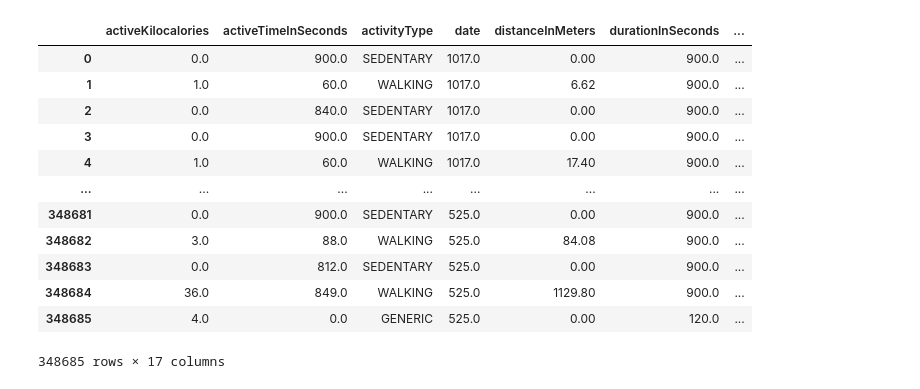
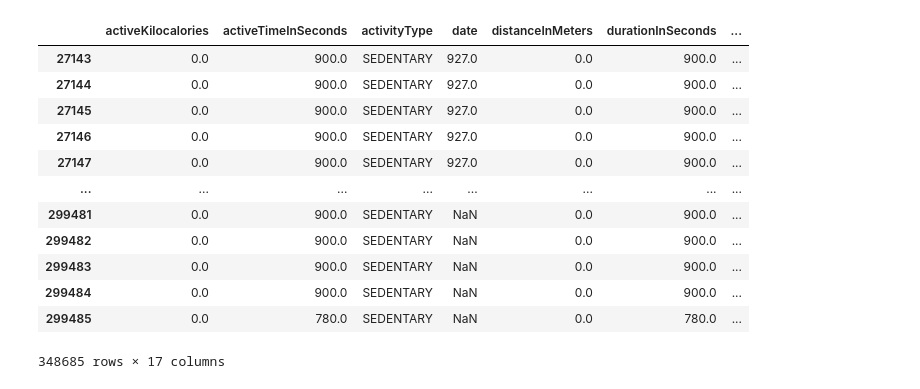
Before and after one commit to im-poster/-, a Jupyter notebook: 巨資期末.ipynb, the cells around one changed output. Saved outputs shown, nothing was run; the diff lists cells and outputs as text; code cells hidden in the pictures.

```diff
--- a/巨資期末.ipynb
+++ b/巨資期末.ipynb
@@ -54,22 +96,22 @@ id1
 # %%
 epochs = pd.read_csv("epochs_concat.csv")
 epochs['date_new']=epochs['startTimeInSeconds'].apply(
     lambda x: time.strftime("%Y-%m-%d %H:%M:%S",time.localtime(x+8*3600)) if not(pd.isnull(x)) else x) #日期換算 時區
 #epochs
 epochs.dropna(axis=0,how='all',subset=['date_new'],inplace=True)
 epochs["new_id"]=epochs["id"].apply(lambda x:x.replace("epochs_",""))
-epochs
+epochs.sort_values(by=['new_id','date_new'])
 # %% [output]
 |  | activeKilocalories | activeTimeInSeconds | activityType | date | distanceInMeters | durationInSeconds | ... |
-| 0 | 0.0 | 900.0 | SEDENTARY | 1017.0 | 0.00 | 900.0 | ... |
-| 1 | 1.0 | 60.0 | WALKING | 1017.0 | 6.62 | 900.0 | ... |
-| 2 | 0.0 | 840.0 | SEDENTARY | 1017.0 | 0.00 | 900.0 | ... |
-| 3 | 0.0 | 900.0 | SEDENTARY | 1017.0 | 0.00 | 900.0 | ... |
-| 4 | 1.0 | 60.0 | WALKING | 1017.0 | 17.40 | 900.0 | ... |
+| 27143 | 0.0 | 900.0 | SEDENTARY | 927.0 | 0.0 | 900.0 | ... |
+| 27144 | 0.0 | 900.0 | SEDENTARY | 927.0 | 0.0 | 900.0 | ... |
+| 27145 | 0.0 | 900.0 | SEDENTARY | 927.0 | 0.0 | 900.0 | ... |
+| 27146 | 0.0 | 900.0 | SEDENTARY | 927.0 | 0.0 | 900.0 | ... |
+| 27147 | 0.0 | 900.0 | SEDENTARY | 927.0 | 0.0 | 900.0 | ... |
 | ... | ... | ... | ... | ... | ... | ... | ... |
-| 348681 | 0.0 | 900.0 | SEDENTARY | 525.0 | 0.00 | 900.0 | ... |
-| 348682 | 3.0 | 88.0 | WALKING | 525.0 | 84.08 | 900.0 | ... |
-| 348683 | 0.0 | 812.0 | SEDENTARY | 525.0 | 0.00 | 900.0 | ... |
-| 348684 | 36.0 | 849.0 | WALKING | 525.0 | 1129.80 | 900.0 | ... |
-| 348685 | 4.0 | 0.0 | GENERIC | 525.0 | 0.00 | 120.0 | ... |
+| 299481 | 0.0 | 900.0 | SEDENTARY | NaN | 0.0 | 900.0 | ... |
+| 299482 | 0.0 | 900.0 | SEDENTARY | NaN | 0.0 | 900.0 | ... |
+| 299483 | 0.0 | 900.0 | SEDENTARY | NaN | 0.0 | 900.0 | ... |
+| 299484 | 0.0 | 900.0 | SEDENTARY | NaN | 0.0 | 900.0 | ... |
+| 299485 | 0.0 | 780.0 | SEDENTARY | NaN | 0.0 | 780.0 | ... |
 348685 rows × 17 columns
```
Also changed, not shown: parts of 4 cells of this notebook.
